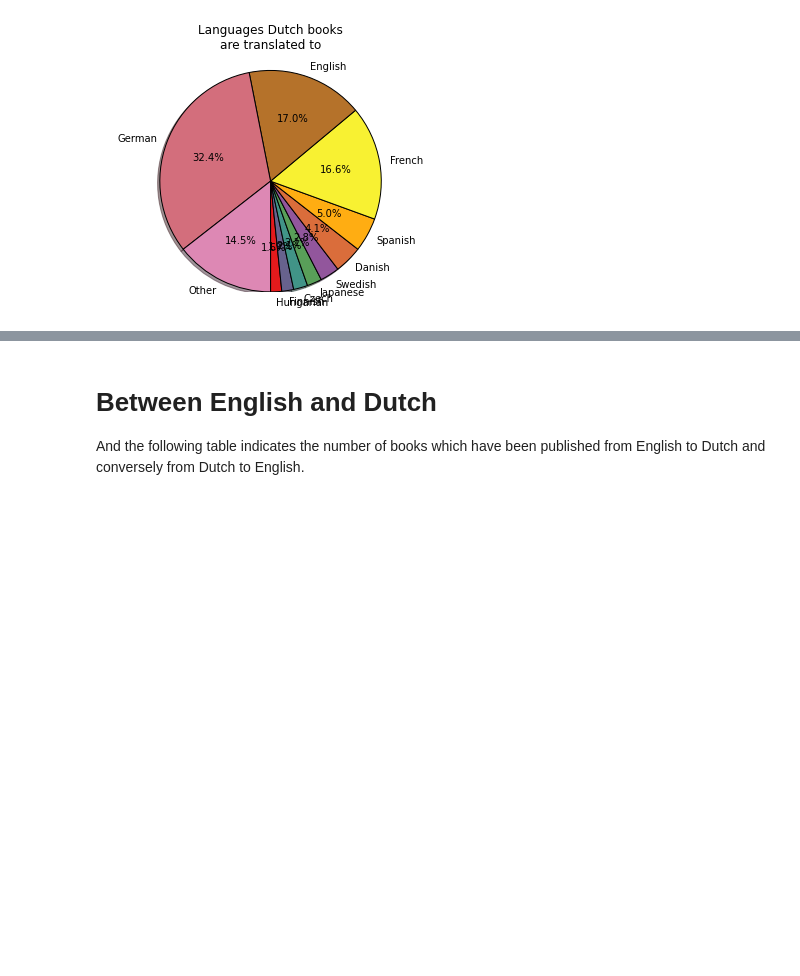
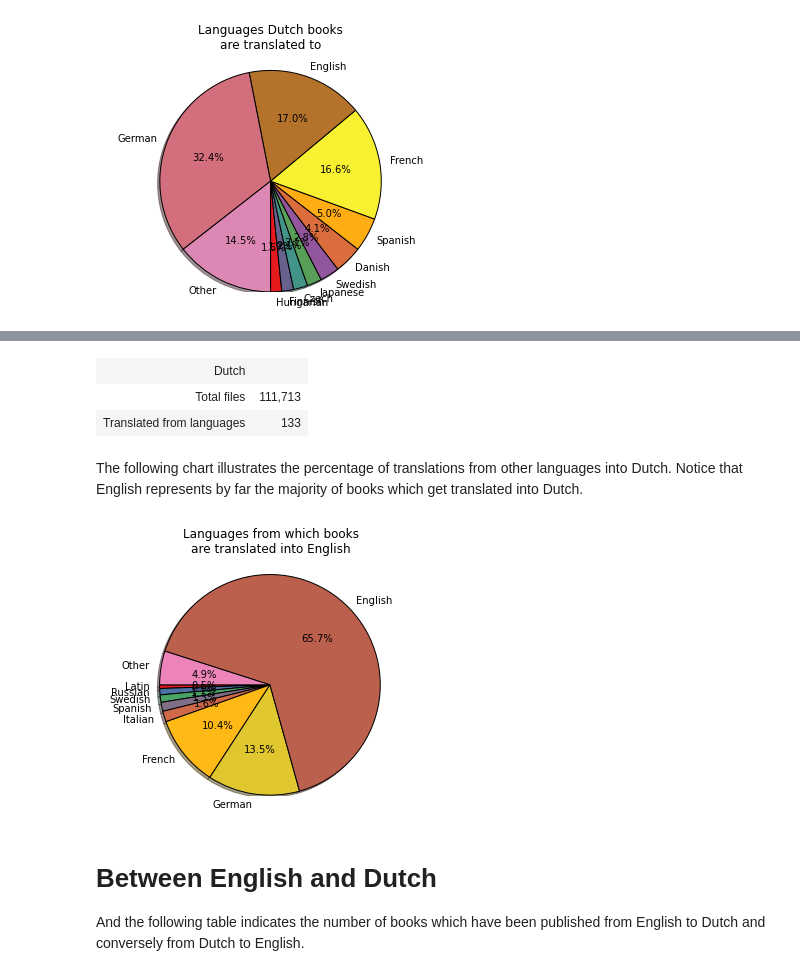
Before and after one commit to c-martinez/BeyondTheBook, a Jupyter notebook: Unesco translationum.ipynb, the cells around one changed output, grey strips where cells are left out. Drawn from its saved outputs; the diff is of its cells as text; code cells hidden in the pictures; blank space fills up the shorter version.

```diff
--- a/Unesco translationum.ipynb
+++ b/Unesco translationum.ipynb
@@ -90,3 +131,38 @@ axis('equal');
+# %%
+data_2_nl = data.transpose()['Dutch']
+total_2_nl = '{:,.0f}'.format(data_2_nl.sum())
+langs_2_nl = '{:,.0f}'.format(len(data_2_nl[data_2_nl>0]))
+
+table = [];
+table.append(['Dutch'    , '' ])
+table.append(['Total files', total_2_nl ])
+table.append(['Translated from languages'    , langs_2_nl ])
+
+pytbl.make_table(table)
+pytbl.set_cell_style(0,0, bold=True, column_span=2, color='gray')
+pytbl.set_column_style(1, align='right')
+# %% [output]
+| Dutch |  |
+| Total files | 111,713 |
+| Translated from languages | 133 |
+# %% [markdown]
+The following chart illustrates the percentage of translations from other languages into Dutch. Notice that English represents by far the majority of books which get translated into Dutch.
+# %%
+pct = 0.005
+data_nl_pie = data_2_nl[data_2_nl>0]
+data_nl_pie = data_nl_pie / data_nl_pie.sum()
+data_nl_pie.sort()
+fracs = data_nl_pie[data_nl_pie>pct].values.tolist()
+labels = data_nl_pie[data_nl_pie>pct].index.tolist()
+fracs.append(1 - sum(fracs))
+labels.append('Other')
+
+cs = cm.Set1(np.arange(len(labels))/len(labels))
+pie(fracs, labels=labels, autopct='%1.1f%%', shadow=True, startangle=180, colors=cs)
+title('Languages from which books\nare translated into English\n')
+axis('equal');
+# %% [output]
+[figure, added]
 # %% [markdown]
 # Between English and Dutch
 
```
Also changed, not shown: parts of 10 cells of this notebook, 1 other file.
